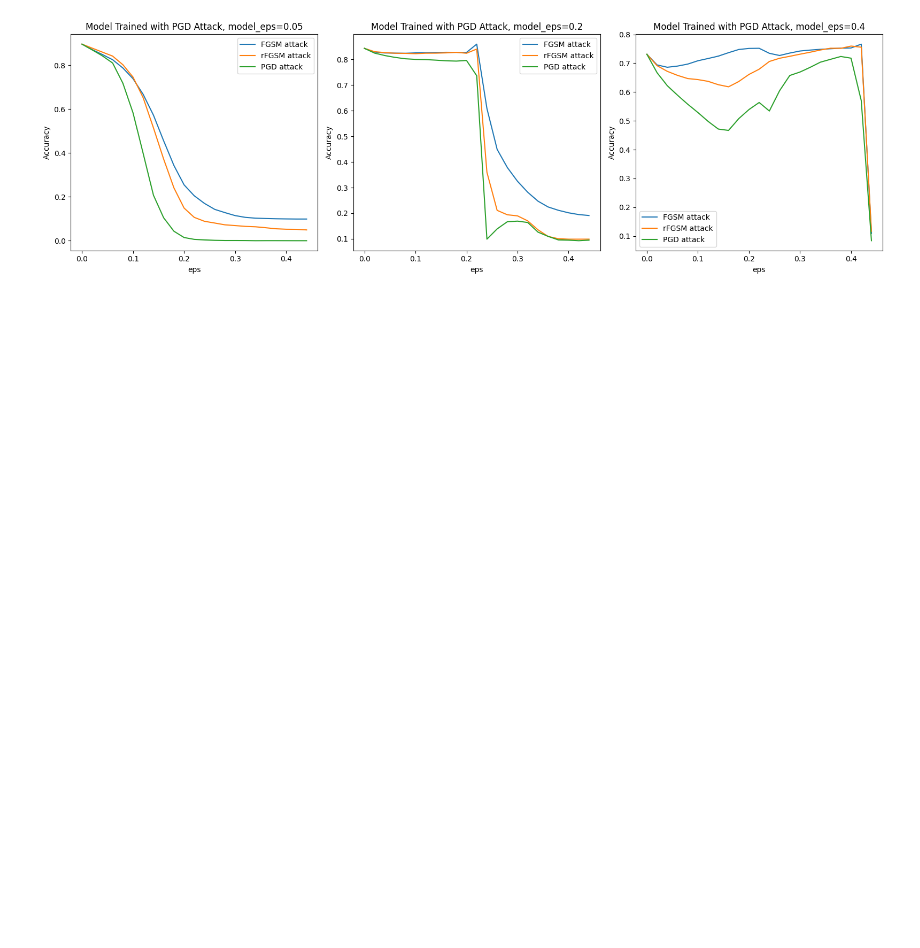
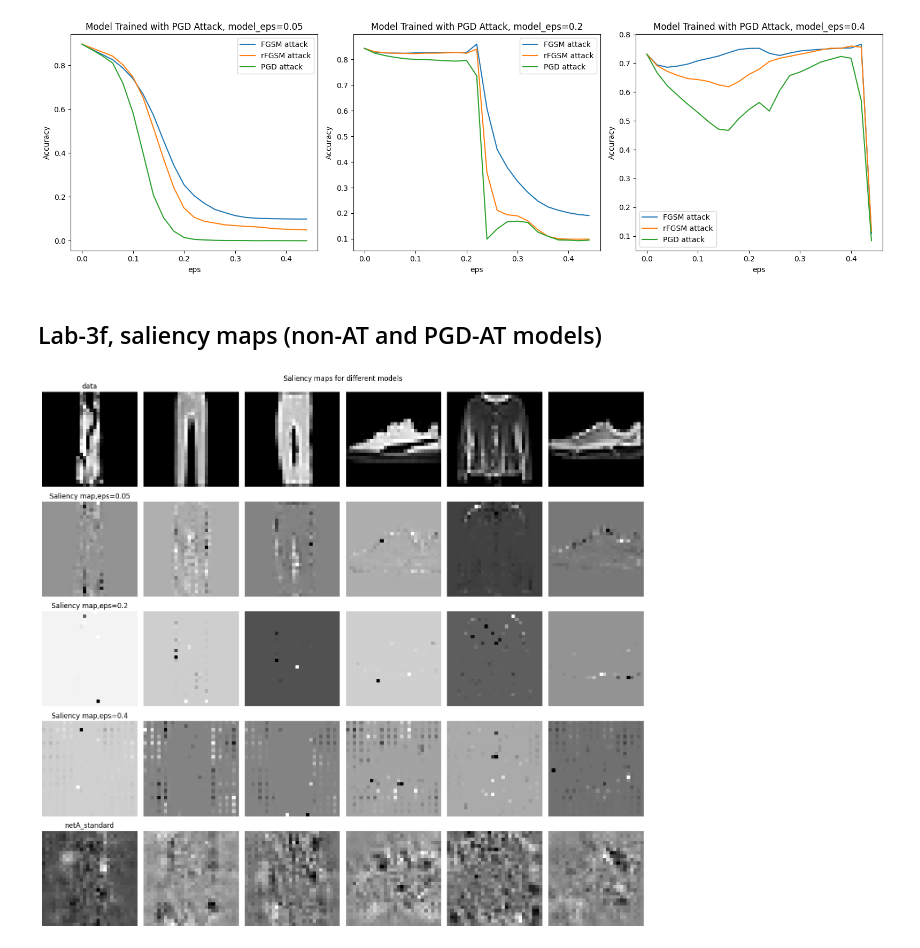
Before and after one commit to danyjabban/Representation_Learning, a Jupyter notebook: HW5/HWK5_main.ipynb, the cells around one changed output. Saved outputs shown, nothing was run; the diff lists cells and outputs as text; code cells hidden in the pictures; blank space fills up the shorter version.

```diff
--- a/HW5/HWK5_main.ipynb
+++ b/HW5/HWK5_main.ipynb
@@ -732,3 +714,54 @@ _, _ = plot_lab3_bonus_eps_vs_acc(epsilon_arr=EPS_list_lab3_bonus, accuracy_dict
                                   attack_list=attack_list_lab3_bonus, save=True)
 # %% [output]
 [figure]
+# %% [markdown]
+## Lab-3f, saliency maps (non-AT and PGD-AT models)
+# %%
+def plot_lab3_bonus_saliency(save=False):
+    f_ptr = open('lab3_bonus_eps_vals.txt', 'r')
+    lines = f_ptr.readlines()
+    f_ptr.close()
+    eps_lst_from_file = [float(line) for line in lines]
+    model_checkpoints = {'netA_advtrain_pgd_eps_%g.pt' % eps: eps for eps in eps_lst_from_file}
+    model_checkpoints['netA_standard.pt'] = -1
+    num_examples = 6
+    inds = 0
+    for data, _ in test_loader:
+        inds = random.sample(list(range(data.size(0))), num_examples)  # which data points in batch to plot
+        break
+    fig, ax = plt.subplots(4 + 1, num_examples, figsize=(15, 14))
+    for jj in range(num_examples):
+        ax[0, jj].imshow(data[inds[jj], 0].cpu().numpy(), cmap='gray', interpolation='none')
+        ax[0, jj].axis("off")
+        if jj == 0:
+            ax[0, jj].set_title('data')
+    for i, (model_checkpoint, eps) in enumerate(model_checkpoints.items()):
+        whitebox = models.NetA()
+        whitebox.load_state_dict(torch.load(model_checkpoint)) # TODO: Load your robust models
+        whitebox = whitebox.to(device)
+        whitebox.eval();
+        for batch_idx, (data, labels) in enumerate(test_loader):
+            # plt.figure(figsize=(15, 5))
+            data, labels = data.to(device), labels.to(device)
+            grad_wrt_data = attacks.gradient_wrt_data(whitebox, device, data, lbl=labels)
+
+            for jj in range(num_examples):
+                ax[i+1, jj].imshow(grad_wrt_data[inds[jj], 0].cpu().numpy(), cmap='gray', interpolation='none')
+                ax[i+1, jj].axis("off")
+                # plt.title("clean. pred={}".format(classes[clean_preds[inds[jj]]]))
+                if jj == 0:
+                    ax[i+1, jj].set_title('Saliency map,eps=%g' % eps)
+                    if eps == -1:
+                        ax[i+1, jj].set_title('netA_standard')
+
+            break
+    fig.suptitle("Saliency maps for different models")
+    fig.tight_layout()
+    if save:
+        plt.savefig('Figures/lab3f_saliency.pdf', dpi=500, bbox_inches='tight')
+    return
+
+
+plot_lab3_bonus_saliency(save=True)
+# %% [output]
+[figure, added]
```
Also changed, not shown: parts of 2 cells of this notebook.
